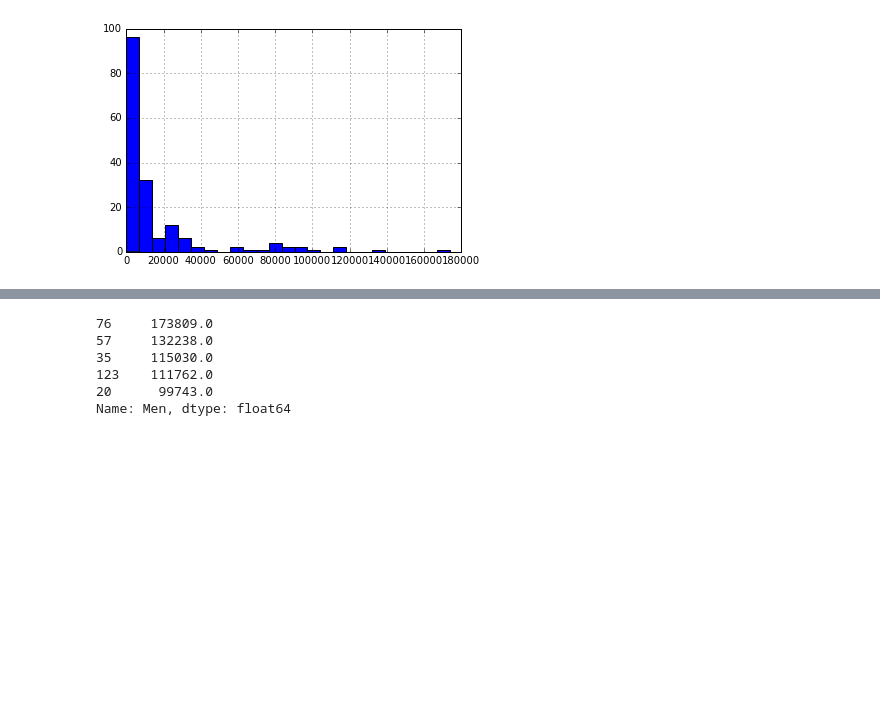
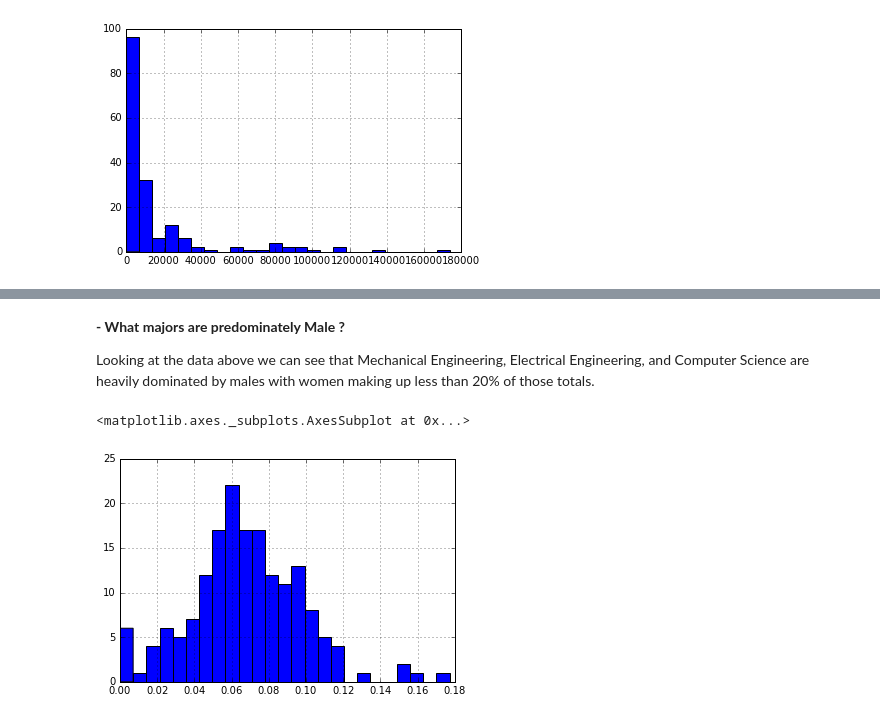
Before and after one commit to nkalpaxis/Visualizing_Earnings_Based_On_College_Majors, a Jupyter notebook: Visualizing_earnings_based_on_college_majors.ipynb, the cells around one changed output, grey strips where cells are left out. Drawn from its saved outputs; the diff is of its cells as text; code cells hidden in the pictures; blank space fills up the shorter version.

```diff
--- a/Visualizing_earnings_based_on_college_majors.ipynb
+++ b/Visualizing_earnings_based_on_college_majors.ipynb
@@ -297,9 +312,10 @@ recent_grads['Men'].hist(bins=25)
-# %%
-recent_grads['Men'].sort_values(ascending=False).head(5)
-# %% [output]
-76     173809.0
-57     132238.0
-35     115030.0
-123    111762.0
-20      99743.0
-Name: Men, dtype: float64
+# %% [markdown]
+**- What majors are predominately Male ?**
+
+Looking at the data above we can see that Mechanical Engineering, Electrical Engineering, and Computer Science are heavily dominated by males with women making up less than 20% of those totals.
+# %%
+#Unemployment_rate histogram, 25 bins.
+recent_grads['Unemployment_rate'].hist(bins=25)
+# %% [output]
+<matplotlib.axes._subplots.AxesSubplot at 0x...>
+[figure, added]
```
Also changed, not shown: parts of 22 cells of this notebook.
